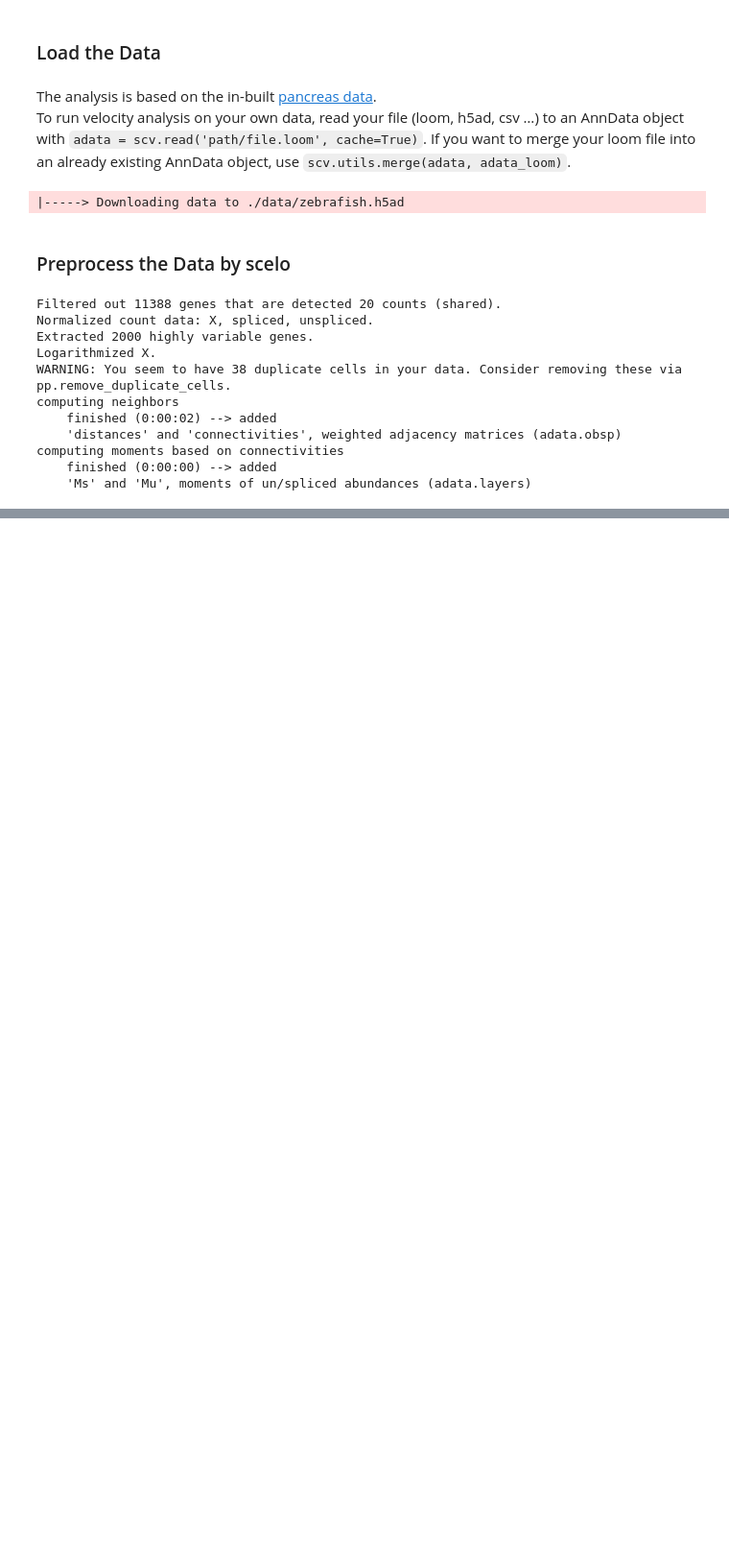
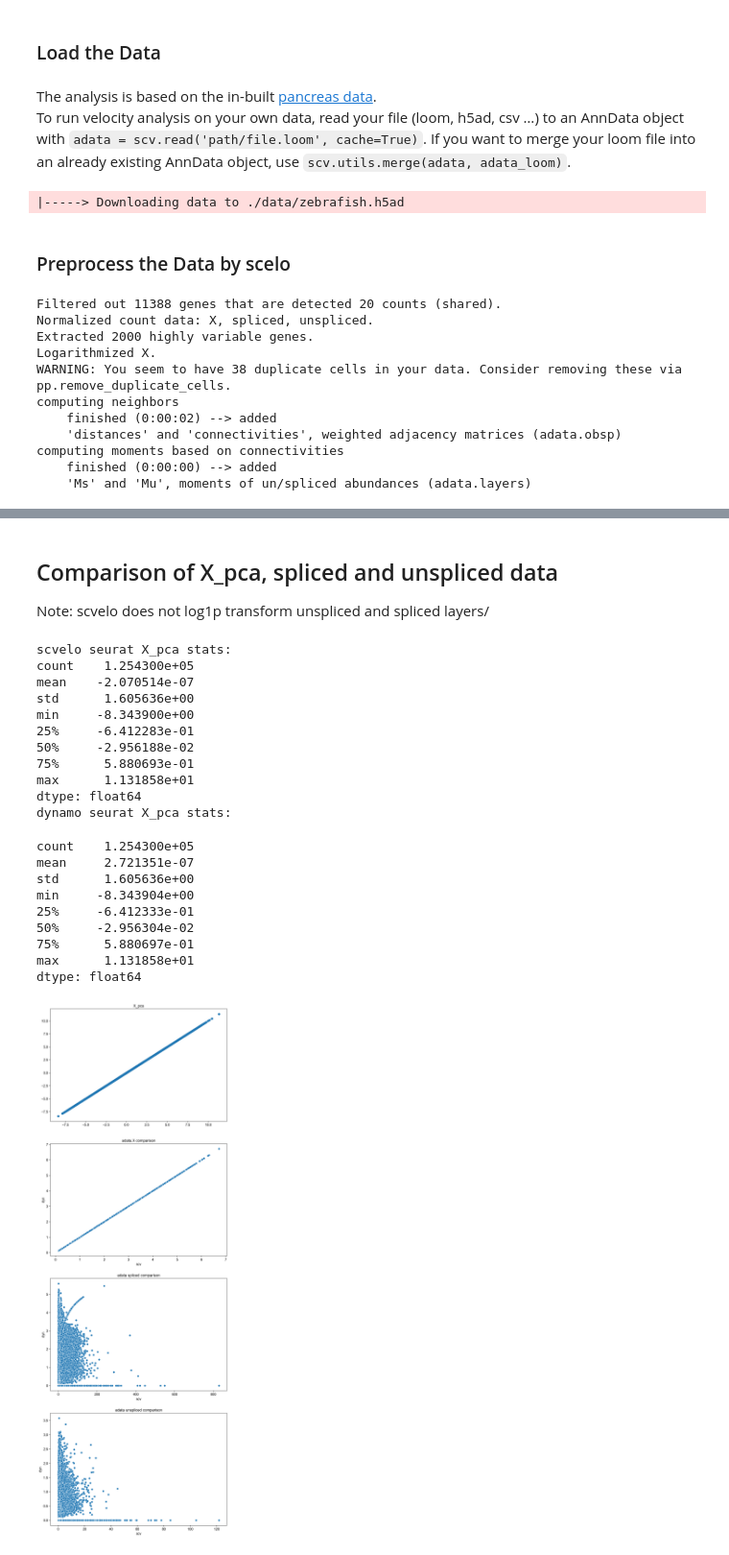
Before and after one commit to aristoteleo/dynamo-notebooks, a Jupyter notebook: normalization/scvelo-zebrafish-benchmark.ipynb, the cells around one changed output, grey strips where cells are left out. Shown: that part at 96% size. Cells and saved outputs as stored; diff of their text form; code cells hidden in the pictures; blank space fills up the shorter version.

```diff
--- a/normalization/scvelo-zebrafish-benchmark.ipynb
+++ b/normalization/scvelo-zebrafish-benchmark.ipynb
@@ -150,0 +128,55 @@ dtype: float64
+# %% [markdown]
+## Comparison of X_pca, spliced and unspliced data
+Note: scvelo does not log1p transform unspliced and spliced layers/
+# %%
+import seaborn as sns
+import matplotlib.pyplot as plt
+import pandas as pd
+fig, axes = plt.subplots(4, figsize=(10, 30))
+
+key = "X_pca"
+axes[0].scatter(adata.obsm[key].flatten(), dyn_adata.obsm[key].flatten())#, title="X_pca comparison")
+axes[0].set_title(key)
+# plot_scatter_sparse(adata.layers["spliced"], dyn_adata.layers["spliced"], ax=axes[1])
+# plot_scatter_sparse(adata.layers["unspliced"], dyn_adata.layers["unspliced"], ax=axes[2])
+use_for_pca = dyn_adata.var[DKM.VAR_USE_FOR_PCA]
+plot_scatter_sparse(adata.X, dyn_adata.X[:, use_for_pca], ax=axes[1])
+axes[1].set_title("adata.X comparison")
+axes[1].set_xlabel("scv")
+axes[1].set_ylabel("dyn")
+
+plot_scatter_sparse(adata.layers["spliced"], dyn_adata.layers["spliced"], ax=axes[2])
+axes[2].set_title("adata spliced comparison")
+axes[2].set_xlabel("scv")
+axes[2].set_ylabel("dyn")
+plot_scatter_sparse(adata.layers["unspliced"], dyn_adata.layers["unspliced"], ax=axes[3])
+axes[3].set_title("adata unspliced comparison")
+axes[3].set_xlabel("scv")
+axes[3].set_ylabel("dyn")
+
+print("scvelo seurat X_pca stats:")
+print(pd.Series(adata.obsm["X_pca"].flatten()).describe())
+print("dynamo seurat X_pca stats:")
+pd.Series(dyn_adata.obsm["X_pca"].flatten()).describe()
+# %% [output]
+scvelo seurat X_pca stats:
+count    1.254300e+05
+mean    -2.070514e-07
+std      1.605636e+00
+min     -8.343900e+00
+25%     -6.412283e-01
+50%     -2.956188e-02
+75%      5.880693e-01
+max      1.131858e+01
+dtype: float64
+dynamo seurat X_pca stats:
+count    1.254300e+05
+mean     2.721351e-07
+std      1.605636e+00
+min     -8.343904e+00
+25%     -6.412333e-01
+50%     -2.956304e-02
+75%      5.880697e-01
+max      1.131858e+01
+dtype: float64
+[figure, added]
```
Also changed, not shown: parts of 9 cells of this notebook.
